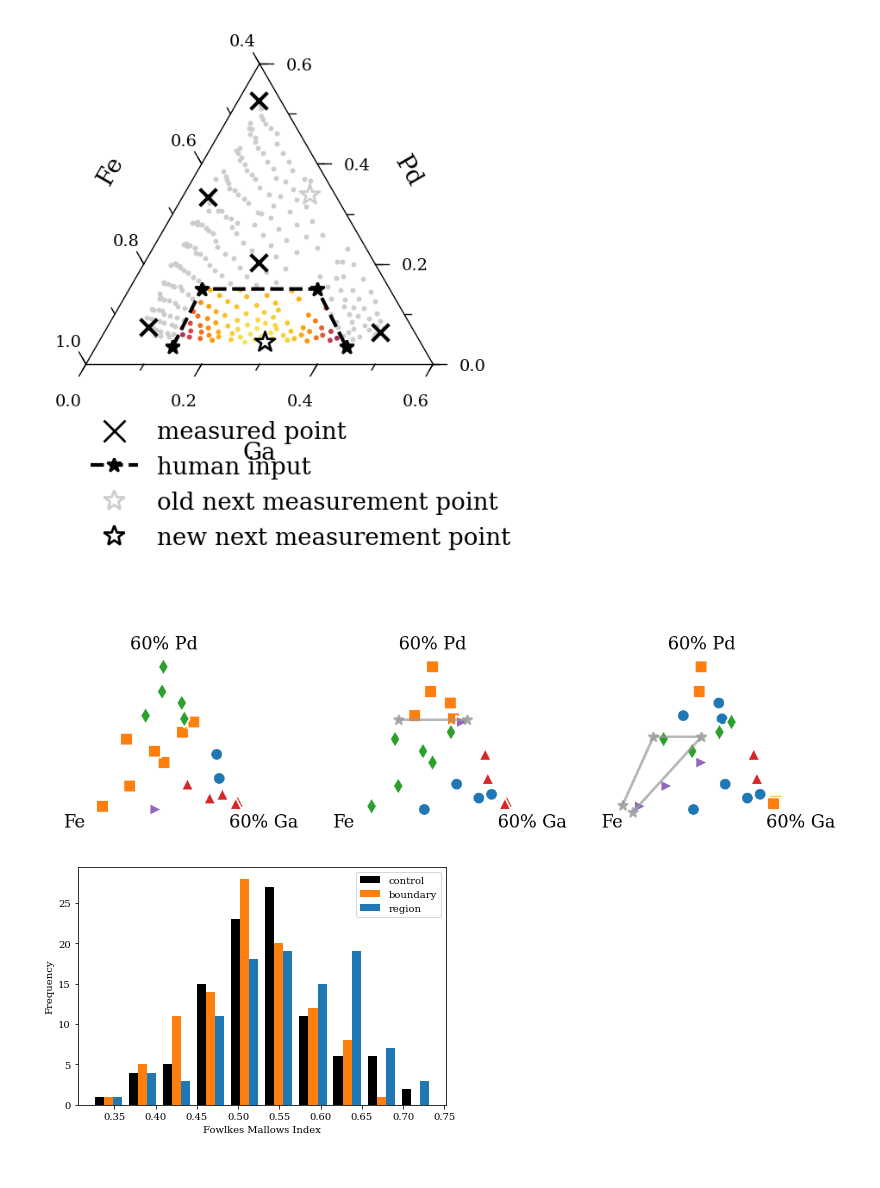
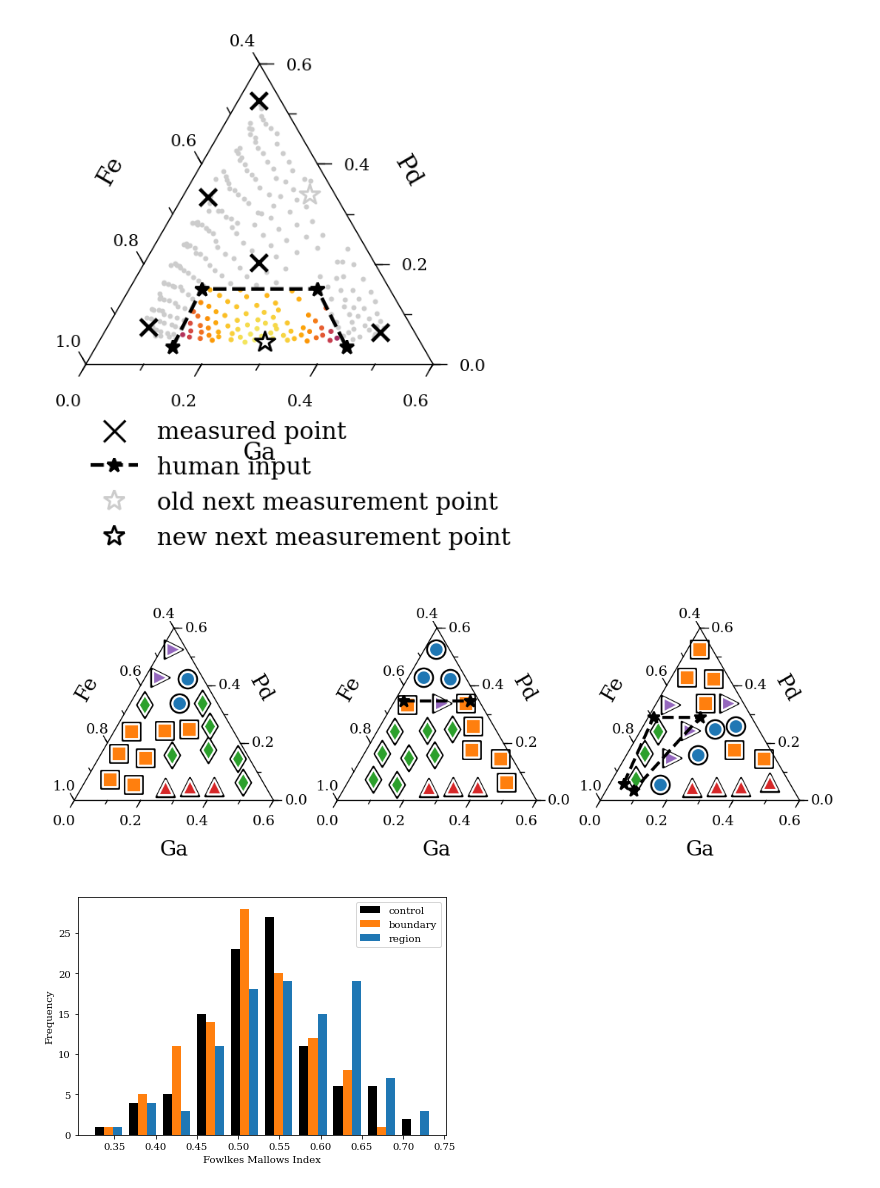
Before and after one commit to fadams-umd/CAMEO-HITL, a Jupyter notebook: create_figures.ipynb, the cells around one changed output. Saved outputs shown, nothing was run; the diff lists cells and outputs as text; code cells hidden in the pictures.

Commit message:
Updated spectral clustering input figure.

```diff
--- a/create_figures.ipynb
+++ b/create_figures.ipynb
@@ -772,10 +772,12 @@ def input_sc(tax, points=None, draw_input=False):
     draw_input: whether to draw the user input on top of the results
     '''
 
-    control_order = [163, 252, 14, 195, 246,
-                     71, 148, 262, 161, 277,
-                     270, 237, 226, 3, 167,
-                     231, 170, 222, 266, 239]
+    control_order = [4, 11, 14, 44, 82, 226,
+                     62, 93, 135, 182, 273,
+                     105, 161, 215, 269,
+                     150, 210, 266,
+                     200, 261,
+                     252]
 
     if points is None:
         control_labels, _ = phase_mapping(X=xrd[control_order, :],
@@ -798,14 +800,14 @@ def input_sc(tax, points=None, draw_input=False):
     for label in [0, 1, 2, 3, 4]:
         i = np.argwhere(np.equal(control_labels, label))
 
-        # # plot all points
-        # tax.get_axes().scatter(cartesian[i, 0],
-        #                        cartesian[i, 1],
-        #                        c=colors[label],
-        #                        marker=markers[0][label],
-        #                        s=5)
+        # fill measured points
+        tax.get_axes().scatter(measured_cartesian[i, 0],
+                               measured_cartesian[i, 1],
+                               facecolor='white',
+                               edgecolor='black',
+                               marker=markers[1][label],
+                               s=80)
 
-        # fill measured points
         tax.get_axes().scatter(measured_cartesian[i, 0],
                                measured_cartesian[i, 1],
                                facecolor=colors[label],
@@ -817,7 +819,7 @@ def input_sc(tax, points=None, draw_input=False):
         # create separate x and y coordinate lists for every point in points
         x, y = zip(*points)
 
-        tax.get_axes().plot(x, y, '*-', c=np.array([[0.6, 0.6, 0.6, 0.7]]))
+        tax.get_axes().plot(x, y, 'k*--')
 
     decorate_plot(tax)
 # %% [markdown]
@@ -988,22 +990,22 @@ tax.get_axes().legend(handles=[measured_marker,
 # %%
 fig.savefig('figures/Region of Interest.svg')
 # %%
-fig, ax = plt.subplots(1, 3, figsize=(6.5, 2.5), dpi=200)
+fig, ax = plt.subplots(1, 3, figsize=(6.5, 8/3), dpi=200)
+
+rng = np.random.RandomState(6)
 
 tax = ternary.TernaryAxesSubplot(ax[0], scale=0.6)
 input_sc(tax)
 
 tax = ternary.TernaryAxesSubplot(ax[1], scale=0.6)
 input_sc(tax, boundary_input, True)
 
 tax = ternary.TernaryAxesSubplot(ax[2], scale=0.6)
 input_sc(tax, region_input, True)
 
 fig.set_facecolor('white')
-
-plt.tight_layout()
 # %% [output]
-[figure, old version]
+[figure, new version]
 # %%
 fig.savefig('figures/Input Kernel Effects.svg')
 # %%
```
